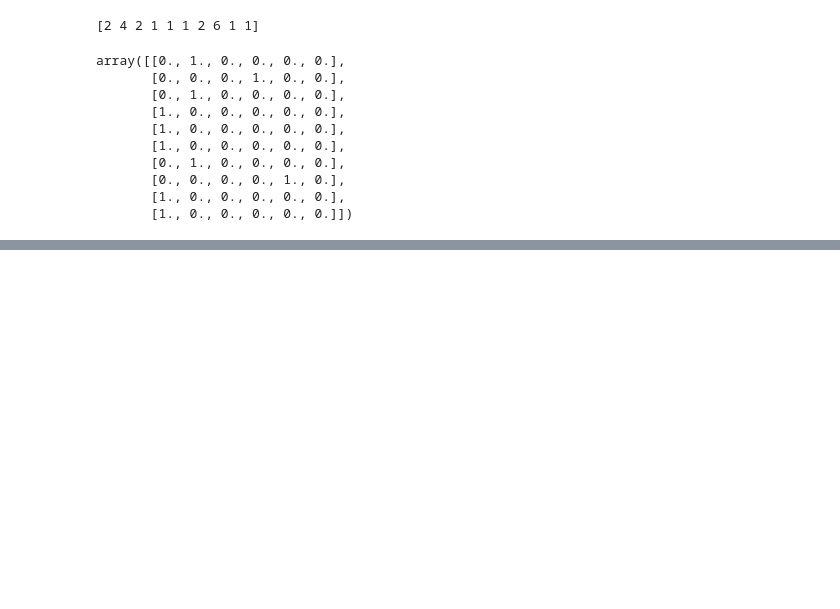
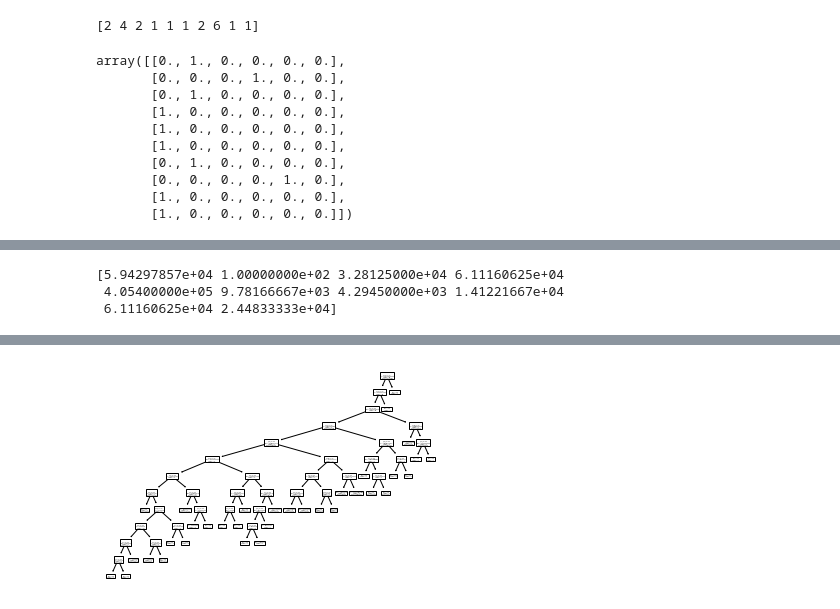
Before and after one commit to tysonlihaoyuan/CSI4106Project, a Jupyter notebook: CSI 4106 Project Decision Trees.ipynb, the cells around one changed output, grey strips where cells are left out. Saved outputs shown, nothing was run; the diff lists cells and outputs as text; code cells hidden in the pictures; blank space fills up the shorter version.

```diff
--- a/CSI 4106 Project Decision Trees.ipynb
+++ b/CSI 4106 Project Decision Trees.ipynb
@@ -112,0 +137,10 @@ y2 = X.pop("combat_fatalities").values
+# %%
+X2 = pd.read_csv("interstate.csv")
+y2 = X2.pop("combat_fatalities").values
+X_train2, X_test2, y_train2, y_test2 = train_test_split(X2, y2, test_size = 0.25, random_state=1)
+featureSet2 = ['side', 'initiation','combat_location','outcome']
+X_train_sf2 = X_train2[featureSet2].copy()
+X_test_sf2 = X_test2[featureSet2].copy()
+ohe.fit(X_train_sf2)
+X_train_sf_encoded2 = ohe.transform(X_train_sf2)
+X_test_sf_encoded2 = ohe.transform(X_test_sf2)
@@ -112,0 +164,12 @@ y2 = X.pop("combat_fatalities").values
+# %%
+y_predicted2 = clf_dtr.predict(X_train_sf_encoded2[0:10])
+print(y_predicted2)
+# %% [output]
+[5.94297857e+04 1.00000000e+02 3.28125000e+04 6.11160625e+04
+ 4.05400000e+05 9.78166667e+03 4.29450000e+03 1.41221667e+04
+ 6.11160625e+04 2.44833333e+04]
+# %%
+tree.plot_tree(clf_dtr.fit(X_test_sf_encoded2, y_test2))
+clf_dtr_test_scores = train_model(clf_dtr, X_test_sf_encoded2, y_test2)
+print(clf_dtr_test_scores)
+# %% [output]
@@ -112,0 +189 @@ y2 = X.pop("combat_fatalities").values
+[figure, added]
```
Also changed, not shown: parts of 16 cells of this notebook.
